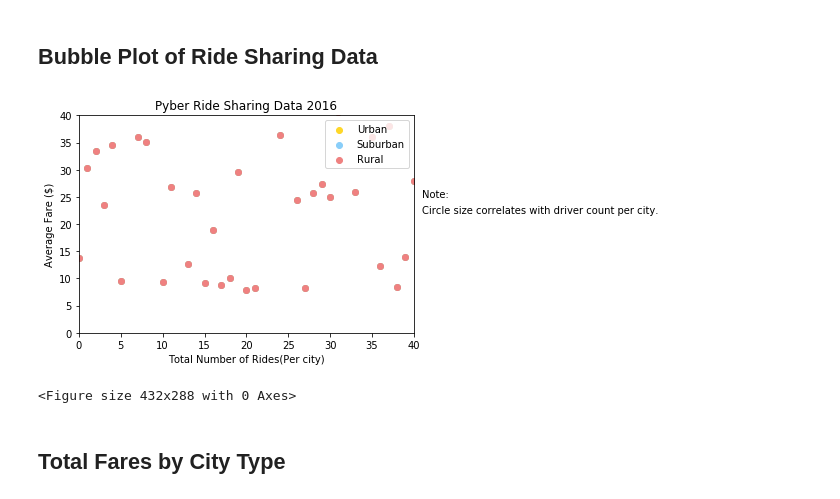
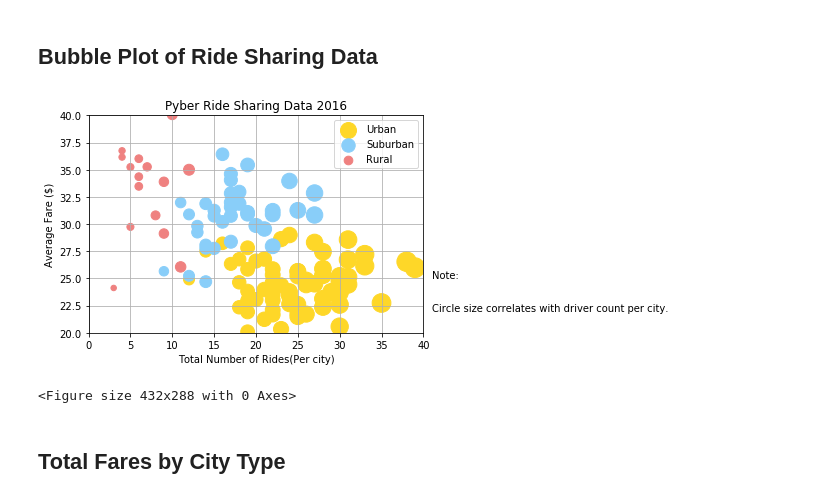
Before and after one commit to brunoprogramsnow/pyber, a Jupyter notebook: pyber_starter.ipynb, the cells around one changed output. Saved outputs shown, nothing was run; the diff lists cells and outputs as text; code cells hidden in the pictures.

```diff
--- a/pyber_starter.ipynb
+++ b/pyber_starter.ipynb
@@ -48,34 +48,44 @@ new_df.to_csv("new_data.csv", encoding='utf-8', index=False)
 # %% [markdown]
 ## Bubble Plot of Ride Sharing Data
 # %%
-x_urban = np.arange(0,len(new_df["type"] =="Urban"))
-x_suburban = np.arange(0,len(new_df["type"]=="Suburban"))
-x_rural= np.arange(0,len(new_df["type"]=="Rural"))
-y_axis = new_df["fare"]
-# marker_size = new_df.groupby(["type"])["driver_count"].sum()
+x_urban = new_df[new_df["type"] =="Urban"]
+x_urban_rides = x_urban.groupby(["city"]).count()["ride_id"]
+x_urban_fare = x_urban.groupby(["city"]).mean()["fare"]
+x_urban_drivers = x_urban.groupby(["city"]).count()["driver_count"]
 
-plt.scatter(x_urban,y_axis, marker="o",color="#FED728",label="Urban")
-plt.scatter(x_suburban,y_axis, marker="o",color="#89CEF9",label="Suburban")
-plt.scatter(x_rural,y_axis, marker="o",color="#EF8180",label="Rural")
+x_suburban = new_df[new_df["type"] =="Suburban"]
+x_suburban_rides = x_suburban.groupby(["city"]).count()["ride_id"]
+x_suburban_fare = x_suburban.groupby(["city"]).mean()["fare"]
+x_suburban_drivers = x_suburban.groupby(["city"]).count()["driver_count"]
+
+x_rural = new_df[new_df["type"] =="Rural"]
+x_rural_rides = x_rural.groupby(["city"]).count()["ride_id"]
+x_rural_fare = x_rural.groupby(["city"]).mean()["fare"]
+x_rural_drivers = x_rural.groupby(["city"]).count()["driver_count"]
+
+plt.scatter(x_urban_rides,x_urban_fare, s=10*x_urban_drivers, marker="o",color="#FED728",label="Urban")
+plt.scatter(x_suburban_rides,x_suburban_fare,s=10*x_suburban_drivers, marker="o",color="#89CEF9",label="Suburban")
+plt.scatter(x_rural_rides,x_rural_fare,s=10*x_rural_drivers, marker="o",color="#EF8180",label="Rural")
 
 
 # Incorporate the other graph properties
 plt.xlabel("Total Number of Rides(Per city)")
 plt.ylabel("Average Fare ($)")
 plt.title("Pyber Ride Sharing Data 2016")
 plt.xlim(0,40)
-plt.ylim(0,40)
+plt.ylim(20,40)
 # Create a legend
 plt.legend(loc="upper right")
 # Incorporate a text label regarding circle size
 plt.text(41, 25,"Note:")
 plt.text(41, 22,"Circle size correlates with driver count per city.")
+plt.grid(True)
 # Show Figure
 plt.show()
 # Save Figure
 plt.savefig("scatter.png")
 # %% [output]
-[figure, old version]
+[figure, new version]
 <Figure size 432x288 with 0 Axes>
 # %% [markdown]
 ## Total Fares by City Type
```
Also changed, not shown: 1 other file.
